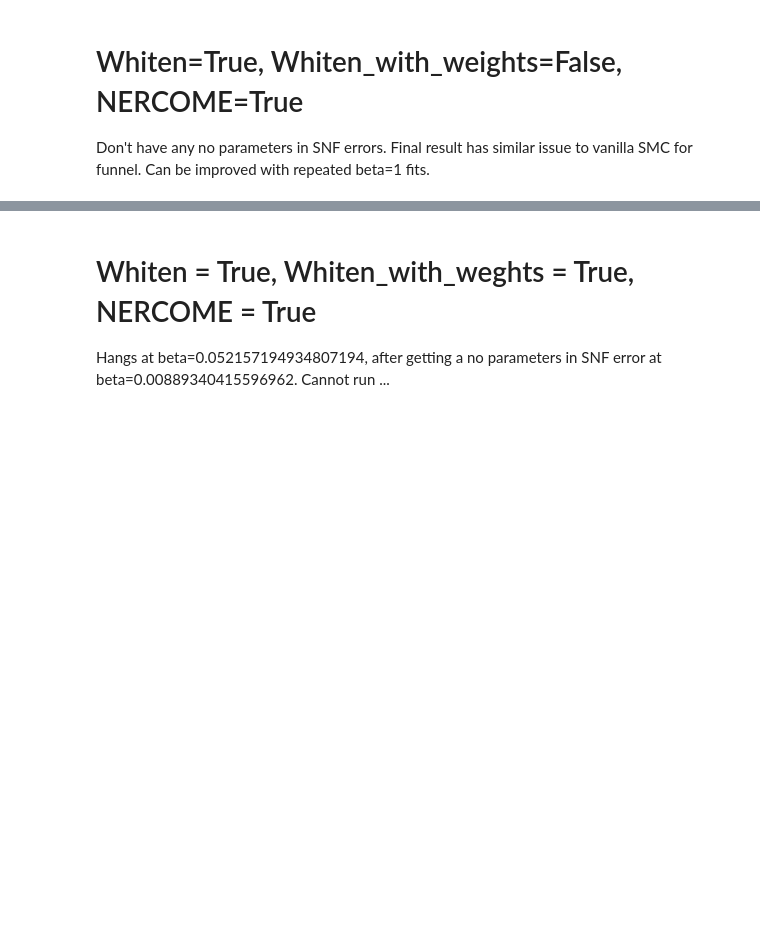
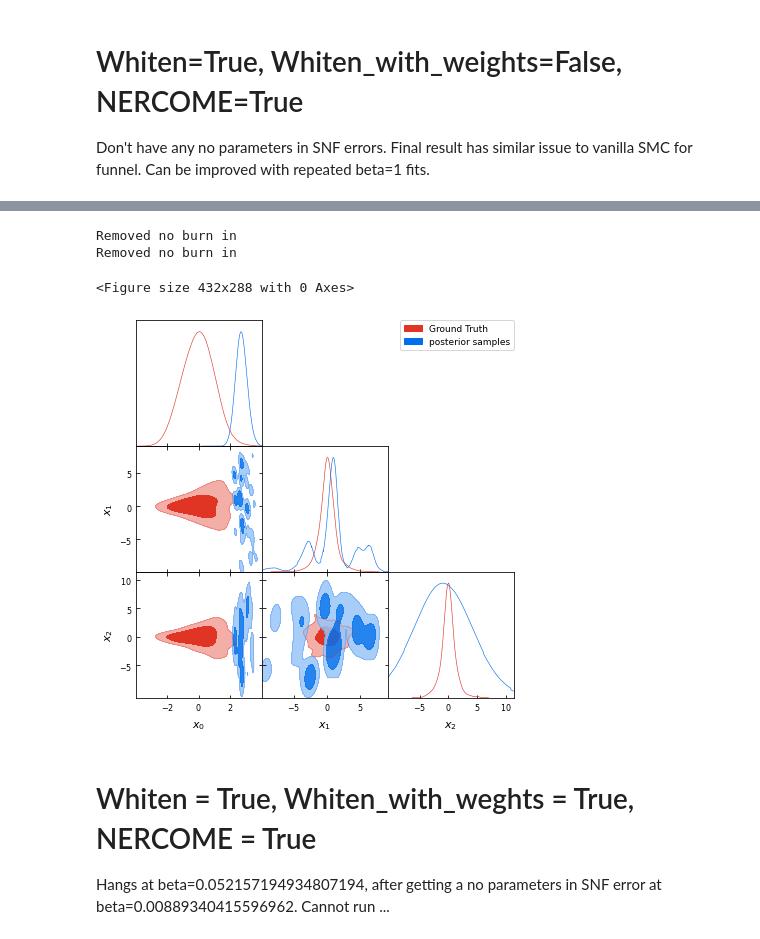
Before and after one commit to RichardGrumitt/nfmc_jax_tests, a Jupyter notebook: funnel_test.ipynb, the cells around one changed output, grey strips where cells are left out. Cells and saved outputs as stored; diff of their text form; code cells hidden in the pictures; blank space fills up the shorter version.

```diff
--- a/funnel_test.ipynb
+++ b/funnel_test.ipynb
@@ -309,3 +389,11 @@ Removed no burn in
+# %%
+plot_triangles(q_samples[:,0:3], iw, truth_samples=x_prime[:,0:3], out_name='funnel_weight_CMH_loss3_.png',
+               d=3)
+# %% [output]
+Removed no burn in
+Removed no burn in
+<Figure size 432x288 with 0 Axes>
+[figure, added]
 # %% [markdown]
 # Whiten = True, Whiten_with_weghts = True, NERCOME = True
 
```
Also changed, not shown: parts of 12 cells of this notebook.
